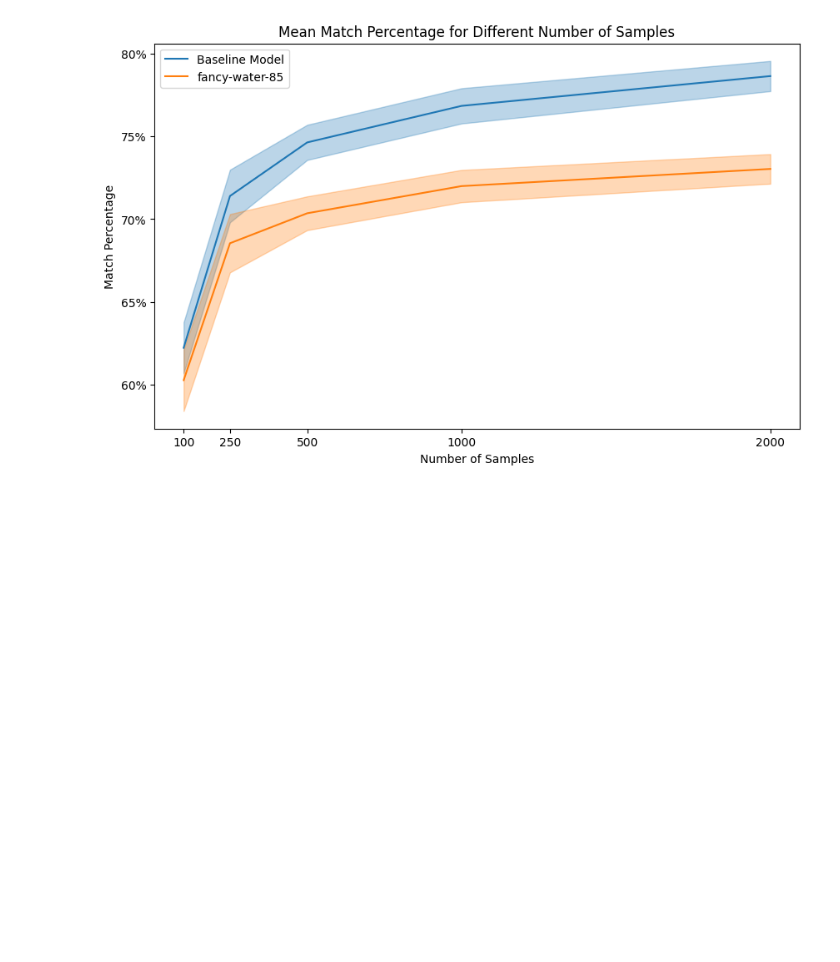
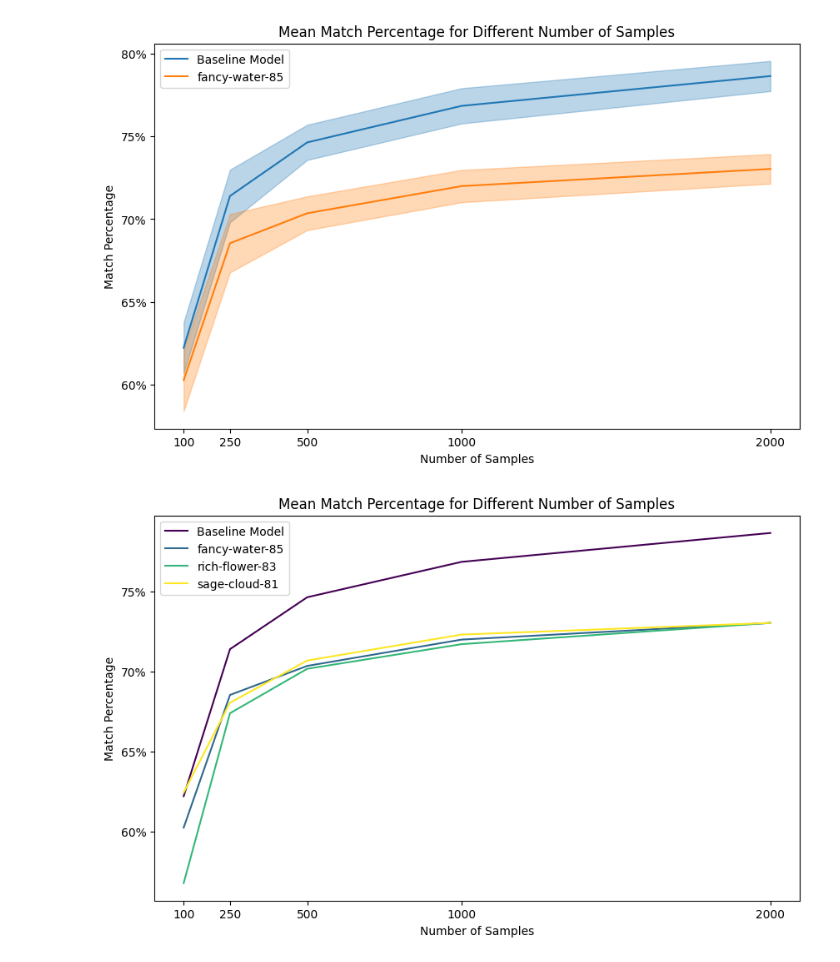
Before and after one commit to fabienmorgan/Self-Supervised_Numerical_Pre-Training_for_Symbolic_Regression, a Jupyter notebook: evalulation_graphs/performance_sampling_number.ipynb, the cells around one changed output. Saved outputs shown, nothing was run; the diff lists cells and outputs as text; code cells hidden in the pictures; blank space fills up the shorter version.

Commit message:
Added plots

```diff
--- a/evalulation_graphs/performance_sampling_number.ipynb
+++ b/evalulation_graphs/performance_sampling_number.ipynb
@@ -4,7 +4,7 @@ import matplotlib.pyplot as plt
 import numpy as np
 from matplotlib.ticker import FuncFormatter
 # %%
-def create_visualization(df, show_std_shaded=True, use_viridis=False):
+def create_visualization(df, show_std_shaded=True, use_viridis=True):
     # Group data by 'Model', 'Maximum Support', 'Minimum Support', and 'Number of Samples' and calculate the mean and std Match Percentage
     grouped_df = df.groupby(['Model', 'Maximum Support', 'Minimum Support', 'Number of Samples'], as_index=False)['Match Percentage'].agg(['mean', 'std']).reset_index()
 
@@ -89,3 +89,13 @@ fig, ax = create_visualization(different_number_of_samples_plot, show_std_shaded
 plt.show()
 # %% [output]
 [figure]
+# %%
+different_number_of_samples_plot = evaluation_summary[(evaluation_summary['Model'].isin(all_models)) &
+                           (evaluation_summary['Minimum Support'] == minimum_support) &
+                           (evaluation_summary['Number of Samples'].isin(number_of_samples)) &
+                           (evaluation_summary['Maximum Support'] == minimum_support + support_range)]
+
+fig, ax = create_visualization(different_number_of_samples_plot, show_std_shaded=False, use_viridis=True)
+plt.show()
+# %% [output]
+[figure, added]
```
Also changed, not shown: 2 other files.
